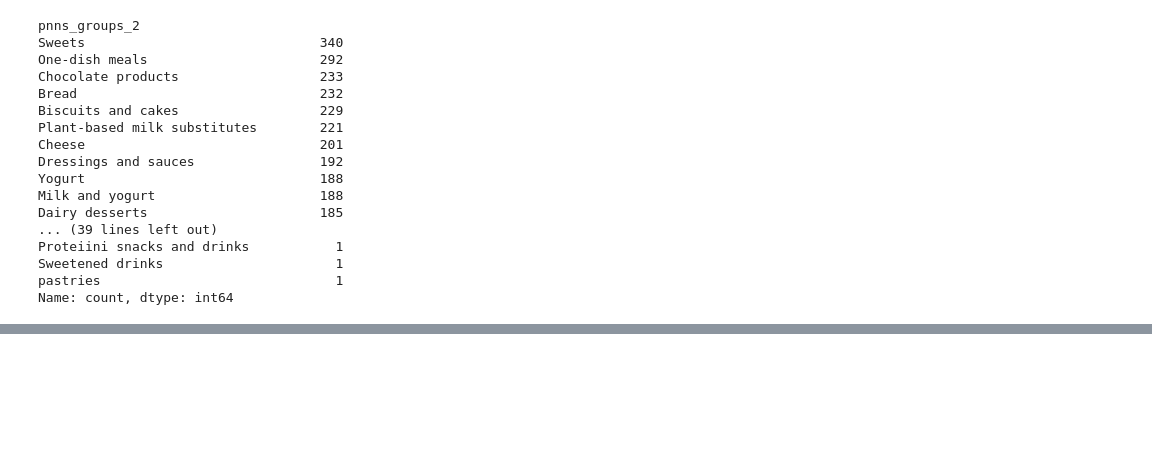
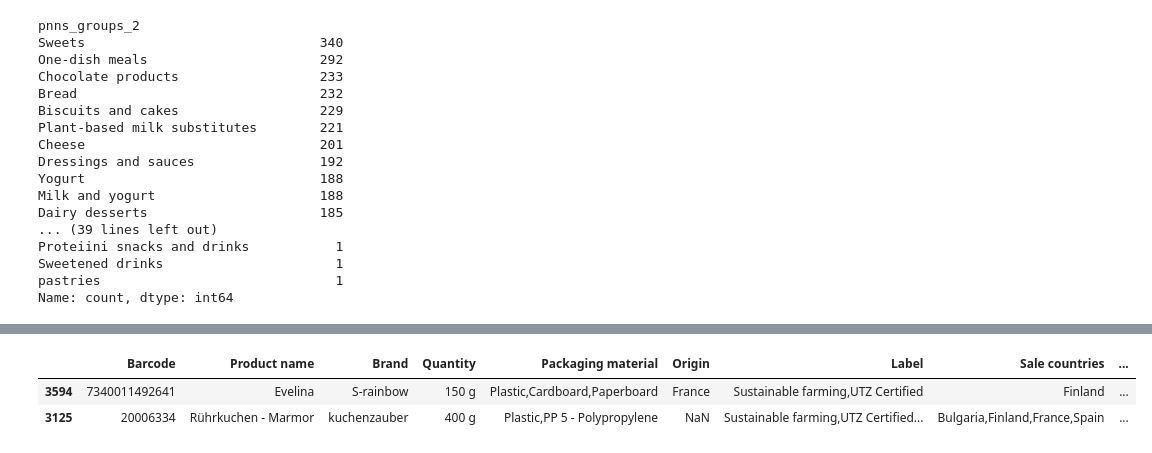
Before and after one commit to Phi-project3/finalproject, a Jupyter notebook: dossier/donnees/source/code.ipynb, the cells around one changed output, grey strips where cells are left out. Saved outputs shown, nothing was run; the diff lists cells and outputs as text; code cells hidden in the pictures; blank space fills up the shorter version.

```diff
--- a/dossier/donnees/source/code.ipynb
+++ b/dossier/donnees/source/code.ipynb
@@ -205,0 +204,11 @@ df_main_updated.head(10)
+# %%
+min_val = 0.031500
+max_val = 10
+
+df_main_updated["sustainable footprint score"] = (((max_val - df_main_updated["Carbon-footprint 1kg"]) / (max_val - min_val)) * 100).round(1)
+
+df_main_updated.sample(2)
+# %% [output]
+|  | Barcode | Product name | Brand | Quantity | Packaging material | Origin | Label | Sale countries | ... |
+| 3594 | 7340011492641 | Evelina | S-rainbow | 150 g | Plastic,Cardboard,Paperboard | France | Sustainable farming,UTZ Certified | Finland | ... |
+| 3125 | 20006334 | Rührkuchen - Marmor | kuchenzauber | 400 g | Plastic,PP 5 - Polypropylene | NaN | Sustainable farming,UTZ Certified... | Bulgaria,Finland,France,Spain | ... |
```
Also changed, not shown: parts of 3 cells of this notebook.
